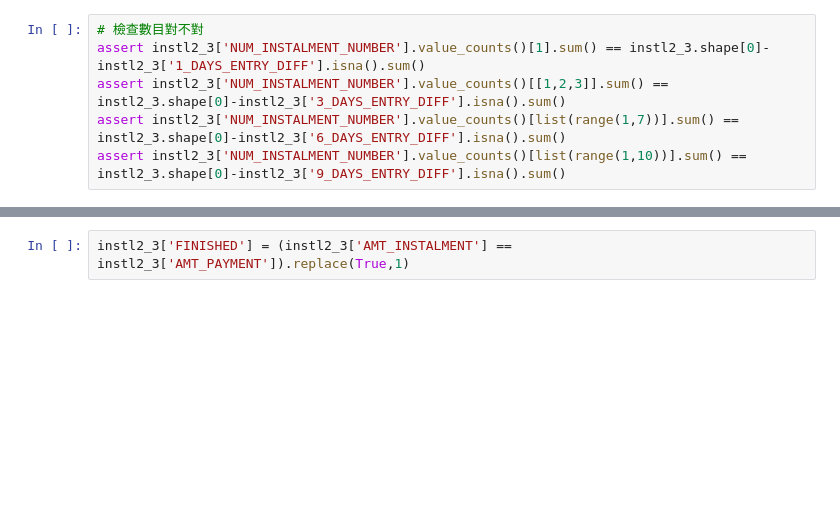
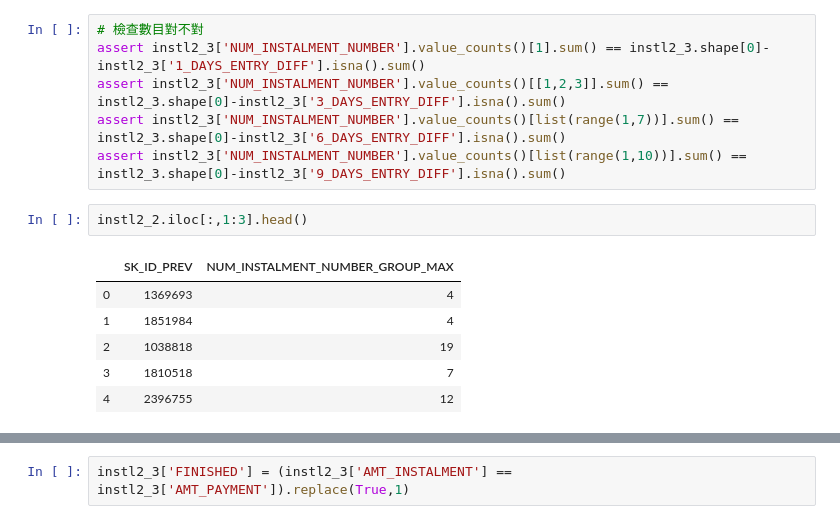
Before and after one commit to stansuo/BDSE12-Group3, a Jupyter notebook: notebooks/homecdt_fteng/ht_InstallmentPaymentFE.ipynb, the cells around one changed output, grey strips where cells are left out. Saved outputs shown, nothing was run; the diff lists cells and outputs as text; blank space fills up the shorter version.

```diff
--- a/notebooks/homecdt_fteng/ht_InstallmentPaymentFE.ipynb
+++ b/notebooks/homecdt_fteng/ht_InstallmentPaymentFE.ipynb
@@ -604,3 +604,12 @@ assert instl2_3['NUM_INSTALMENT_NUMBER'].value_counts()[1].sum() == instl2_3.sha
 assert instl2_3['NUM_INSTALMENT_NUMBER'].value_counts()[[1,2,3]].sum() == instl2_3.shape[0]-instl2_3['3_DAYS_ENTRY_DIFF'].isna().sum()
 assert instl2_3['NUM_INSTALMENT_NUMBER'].value_counts()[list(range(1,7))].sum() == instl2_3.shape[0]-instl2_3['6_DAYS_ENTRY_DIFF'].isna().sum()
 assert instl2_3['NUM_INSTALMENT_NUMBER'].value_counts()[list(range(1,10))].sum() == instl2_3.shape[0]-instl2_3['9_DAYS_ENTRY_DIFF'].isna().sum()
+# %%
+instl2_2.iloc[:,1:3].head()
+# %% [output]
+|  | SK_ID_PREV | NUM_INSTALMENT_NUMBER_GROUP_MAX |
+| 0 | 1369693 | 4 |
+| 1 | 1851984 | 4 |
+| 2 | 1038818 | 19 |
+| 3 | 1810518 | 7 |
+| 4 | 2396755 | 12 |
```
Also changed, not shown: parts of 17 cells of this notebook, 3 other files.
